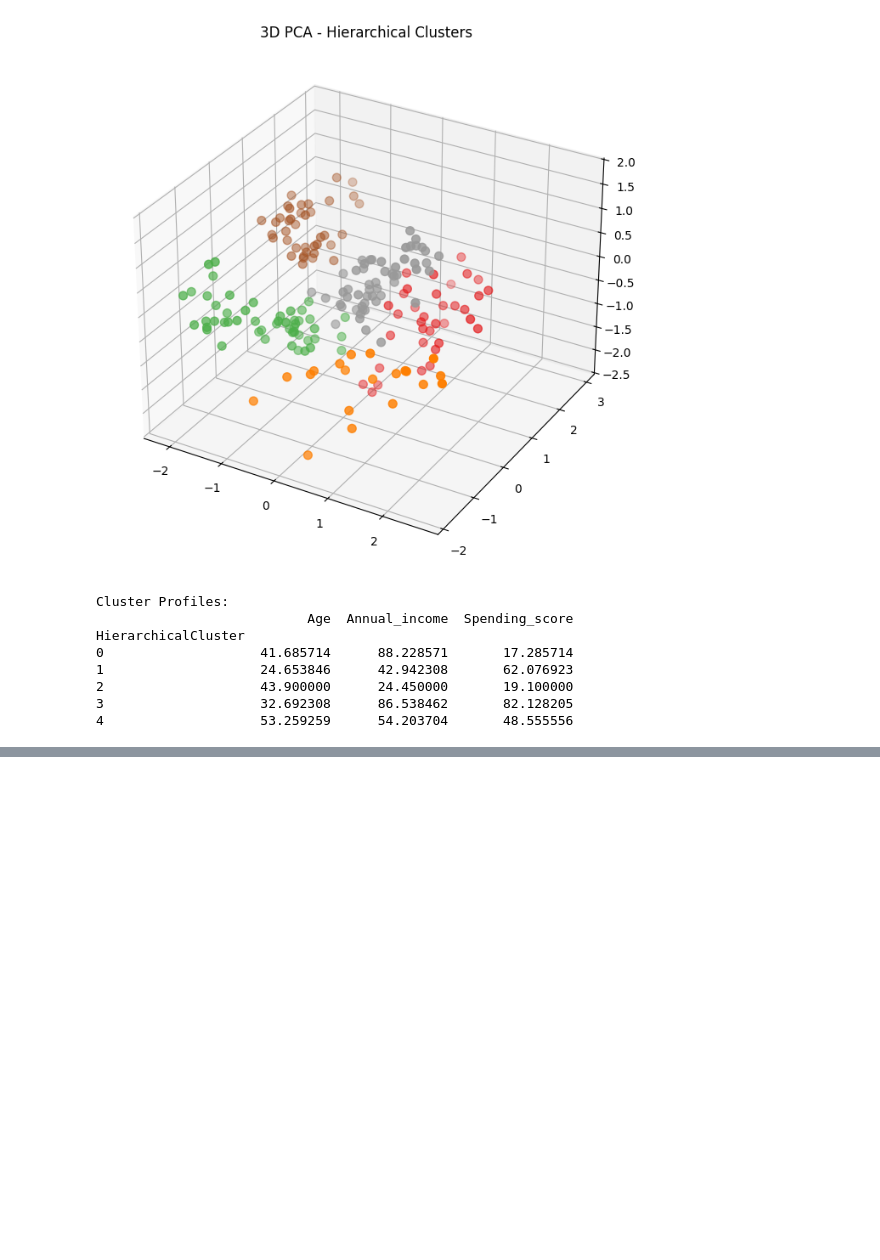
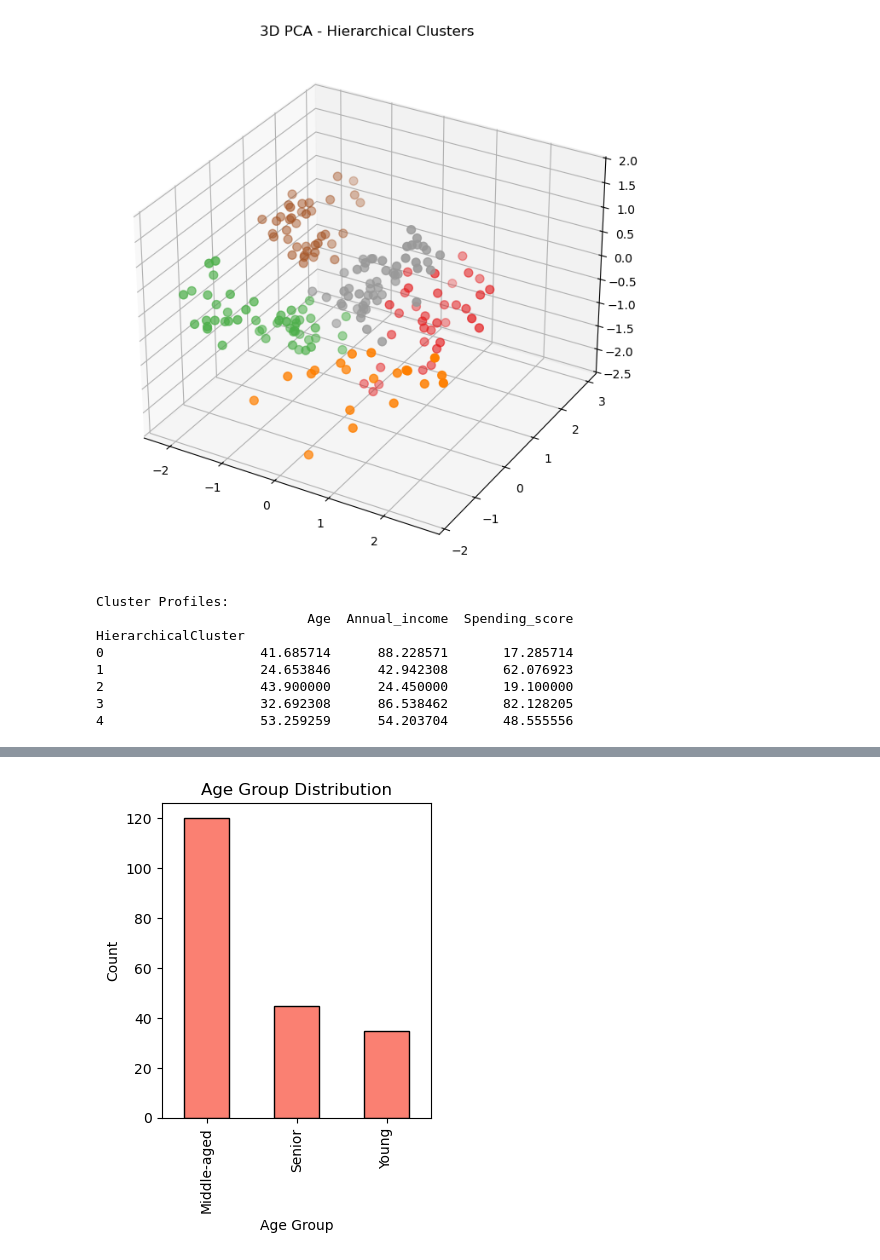
Before and after one commit to viswatejaadothi/Machine-Learning-Project, a Jupyter notebook: hierarchical_clustering.ipynb, the cells around one changed output, grey strips where cells are left out. Drawn from its saved outputs; the diff is of its cells as text; code cells hidden in the pictures; blank space fills up the shorter version.

Commit message:
Updated new plot

```diff
--- a/hierarchical_clustering.ipynb
+++ b/hierarchical_clustering.ipynb
@@ -241,0 +281,15 @@ Passing `palette` without assigning `hue` is deprecated and will be removed in v
+# %%
+# Define age groups
+def categorize_age(age):
+    if age < 25:
+        return "Young"
+    elif 25 <= age < 50:
+        return "Middle-aged"
+    else:
+        return "Senior"
+
+# Apply function to create a new column
+df["Age Group"] = df["Age"].apply(categorize_age)
+
+# Display the updated DataFrame
+print(df)
@@ -241,0 +314,15 @@ Passing `palette` without assigning `hue` is deprecated and will be removed in v
+# %%
+# Calculate age group distribution
+age_group_distribution = df['Age Group'].value_counts()
+
+# Plot 2: Age Group Distribution
+plt.subplot(1, 2, 2)
+pd.Series(age_group_distribution).plot(kind="bar", color="salmon", edgecolor="black")
+plt.title("Age Group Distribution")
+plt.xlabel("Age Group")
+plt.ylabel("Count")
+
+plt.tight_layout()
+plt.show()
+# %% [output]
+[figure, added]
```
Also changed, not shown: parts of 7 cells of this notebook.
